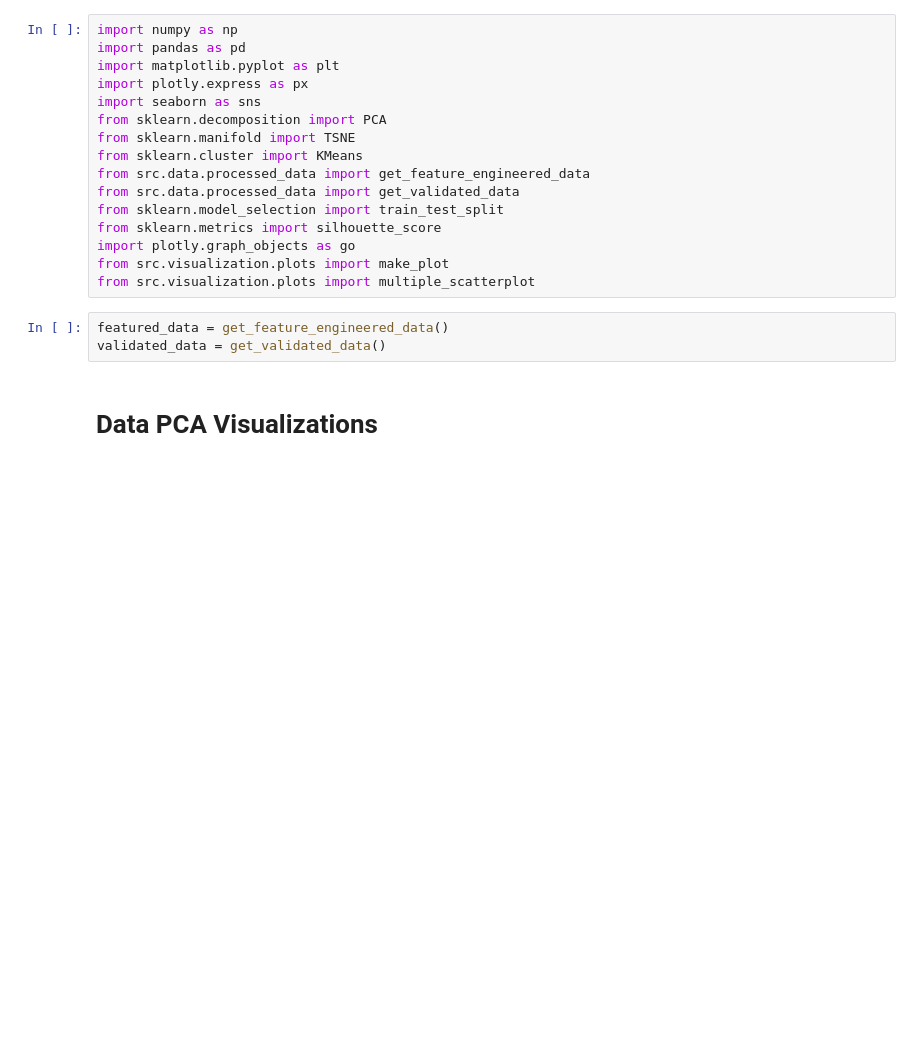
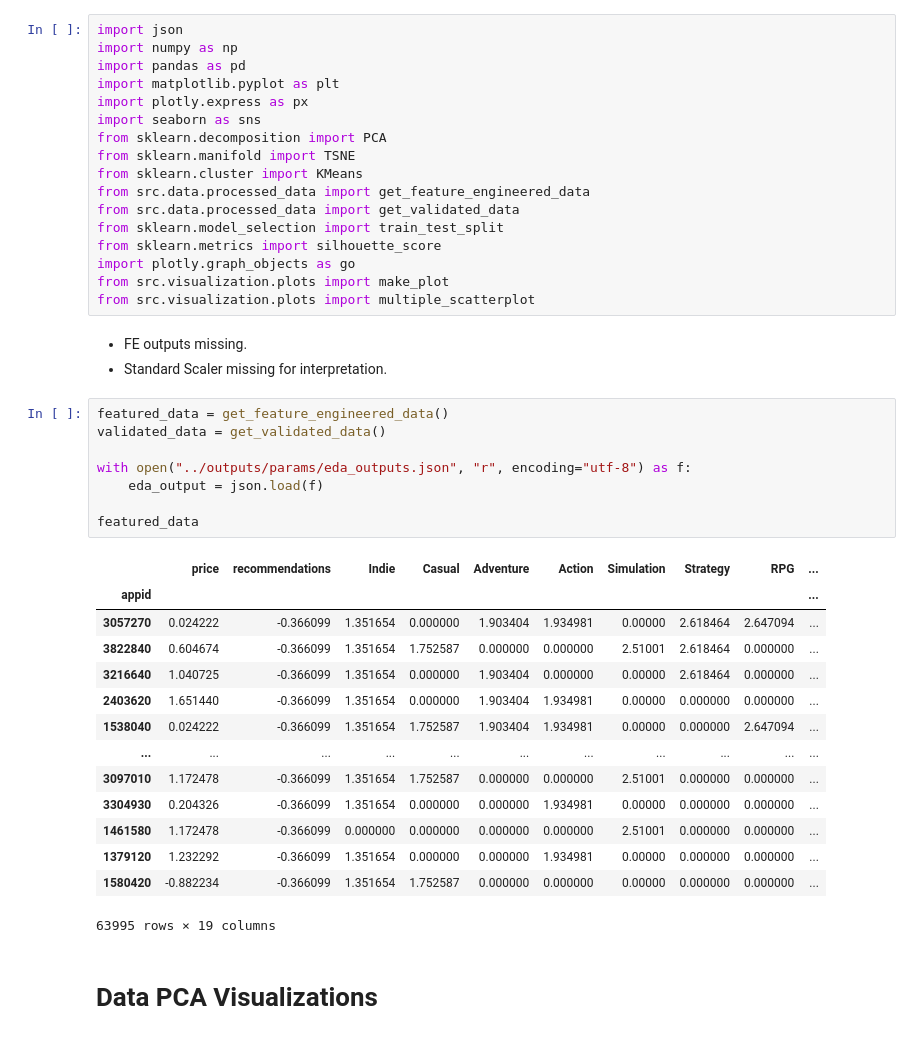
Before and after one commit to MCAlberto55/steam-games-analysis, a Jupyter notebook: notebooks/model_training.ipynb, the cells around one changed output. Cells and saved outputs as stored; diff of their text form; blank space fills up the shorter version.

```diff
--- a/notebooks/model_training.ipynb
+++ b/notebooks/model_training.ipynb
@@ -7,4 +4,5 @@ The autoreload extension is already loaded. To reload it, use:
 # %%
+import json
 import numpy as np
 import pandas as pd
 import matplotlib.pyplot as plt
@@ -20,9 +18,32 @@ from sklearn.metrics import silhouette_score
 import plotly.graph_objects as go
 from src.visualization.plots import make_plot
 from src.visualization.plots import multiple_scatterplot
+# %% [markdown]
+- FE outputs missing.
+- Standard Scaler missing for interpretation.
 # %%
 featured_data = get_feature_engineered_data()
 validated_data = get_validated_data()
+
+with open("../outputs/params/eda_outputs.json", "r", encoding="utf-8") as f:
+    eda_output = json.load(f)
+
+featured_data
+# %% [output]
+|  | price | recommendations | Indie | Casual | Adventure | Action | Simulation | Strategy | RPG | ... |
+| appid |  |  |  |  |  |  |  |  |  | ... |
+| 3057270 | 0.024222 | -0.366099 | 1.351654 | 0.000000 | 1.903404 | 1.934981 | 0.00000 | 2.618464 | 2.647094 | ... |
+| 3822840 | 0.604674 | -0.366099 | 1.351654 | 1.752587 | 0.000000 | 0.000000 | 2.51001 | 2.618464 | 0.000000 | ... |
+| 3216640 | 1.040725 | -0.366099 | 1.351654 | 0.000000 | 1.903404 | 0.000000 | 0.00000 | 2.618464 | 0.000000 | ... |
+| 2403620 | 1.651440 | -0.366099 | 1.351654 | 0.000000 | 1.903404 | 1.934981 | 0.00000 | 0.000000 | 0.000000 | ... |
+| 1538040 | 0.024222 | -0.366099 | 1.351654 | 1.752587 | 1.903404 | 1.934981 | 0.00000 | 0.000000 | 2.647094 | ... |
+| ... | ... | ... | ... | ... | ... | ... | ... | ... | ... | ... |
+| 3097010 | 1.172478 | -0.366099 | 1.351654 | 1.752587 | 0.000000 | 0.000000 | 2.51001 | 0.000000 | 0.000000 | ... |
+| 3304930 | 0.204326 | -0.366099 | 1.351654 | 0.000000 | 0.000000 | 1.934981 | 0.00000 | 0.000000 | 0.000000 | ... |
+| 1461580 | 1.172478 | -0.366099 | 0.000000 | 0.000000 | 0.000000 | 0.000000 | 2.51001 | 0.000000 | 0.000000 | ... |
+| 1379120 | 1.232292 | -0.366099 | 1.351654 | 0.000000 | 0.000000 | 1.934981 | 0.00000 | 0.000000 | 0.000000 | ... |
+| 1580420 | -0.882234 | -0.366099 | 1.351654 | 1.752587 | 0.000000 | 0.000000 | 0.00000 | 0.000000 | 0.000000 | ... |
+63995 rows × 19 columns
 # %% [markdown]
 # Data PCA Visualizations
 # %%
```
Also changed, not shown: parts of 11 cells of this notebook.
